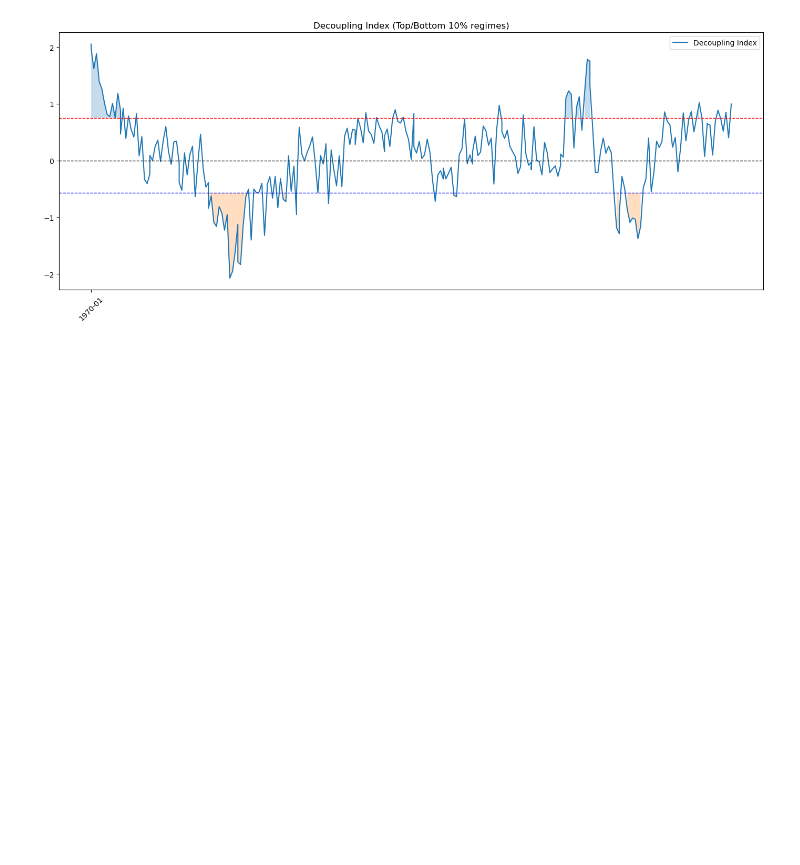
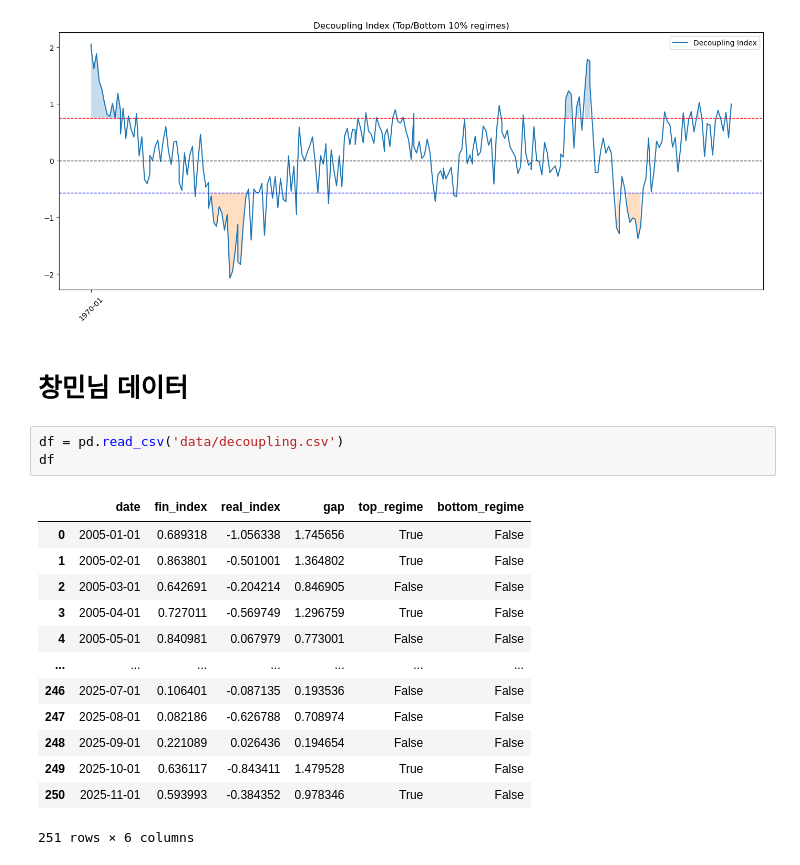
Before and after one commit to yoonsung1/final-project, a Jupyter notebook: 윤성/디커플링 지수 계산.ipynb, the cells around one changed output. Saved outputs shown, nothing was run; the diff lists cells and outputs as text; blank space fills up the shorter version.

```diff
--- a/윤성/디커플링 지수 계산.ipynb
+++ b/윤성/디커플링 지수 계산.ipynb
@@ -590,3 +607,22 @@ plt.savefig('카드사용건수로.png')
 plt.show()
 # %% [output]
 [figure]
+# %% [markdown]
+# 창민님 데이터
+# %%
+df = pd.read_csv('data/decoupling.csv')
+df
+# %% [output]
+|  | date | fin_index | real_index | gap | top_regime | bottom_regime |
+| 0 | 2005-01-01 | 0.689318 | -1.056338 | 1.745656 | True | False |
+| 1 | 2005-02-01 | 0.863801 | -0.501001 | 1.364802 | True | False |
+| 2 | 2005-03-01 | 0.642691 | -0.204214 | 0.846905 | False | False |
+| 3 | 2005-04-01 | 0.727011 | -0.569749 | 1.296759 | True | False |
+| 4 | 2005-05-01 | 0.840981 | 0.067979 | 0.773001 | False | False |
+| ... | ... | ... | ... | ... | ... | ... |
+| 246 | 2025-07-01 | 0.106401 | -0.087135 | 0.193536 | False | False |
+| 247 | 2025-08-01 | 0.082186 | -0.626788 | 0.708974 | False | False |
+| 248 | 2025-09-01 | 0.221089 | 0.026436 | 0.194654 | False | False |
+| 249 | 2025-10-01 | 0.636117 | -0.843411 | 1.479528 | True | False |
+| 250 | 2025-11-01 | 0.593993 | -0.384352 | 0.978346 | True | False |
+251 rows × 6 columns
```
Also changed, not shown: parts of 3 cells of this notebook, 10 other files.
